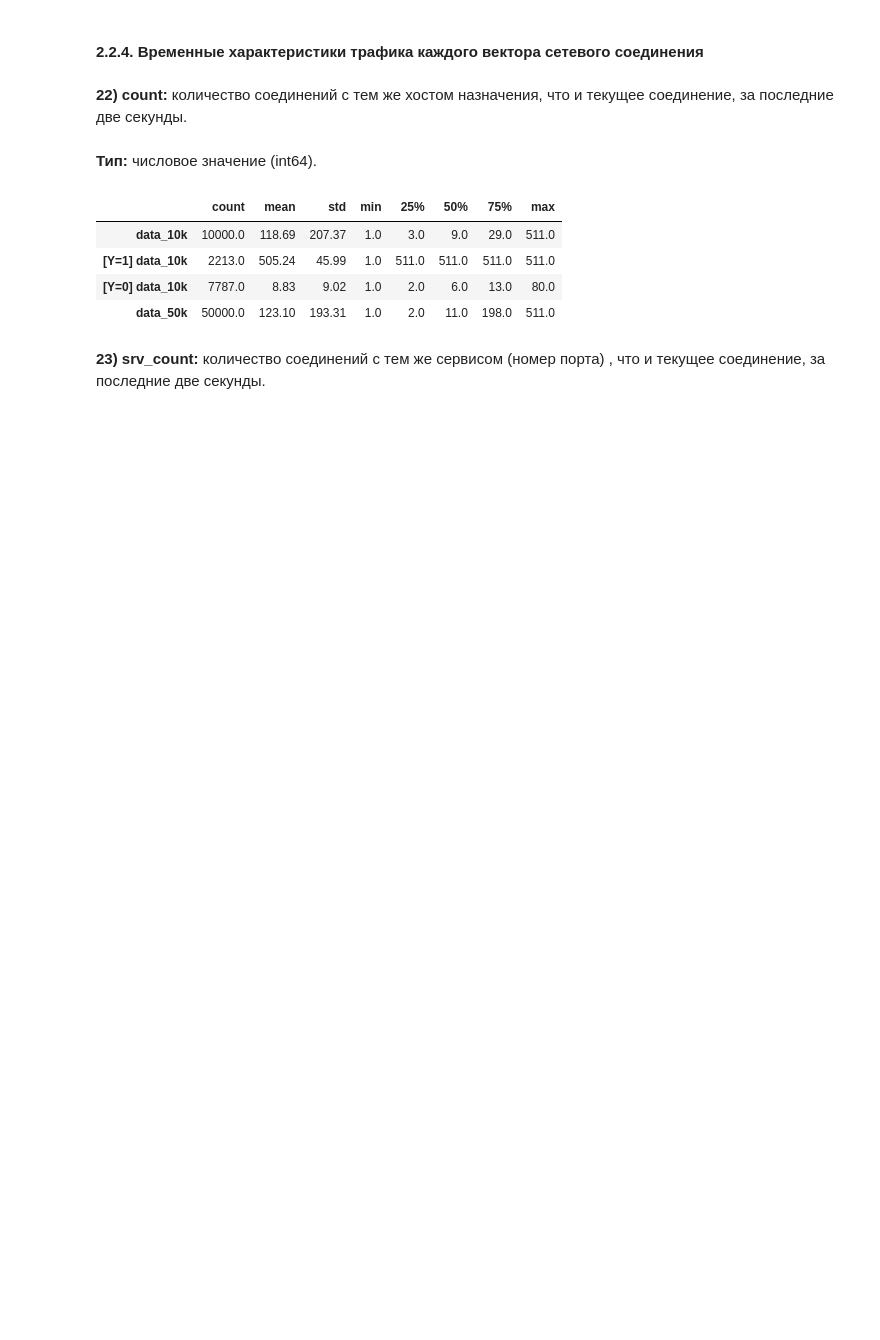
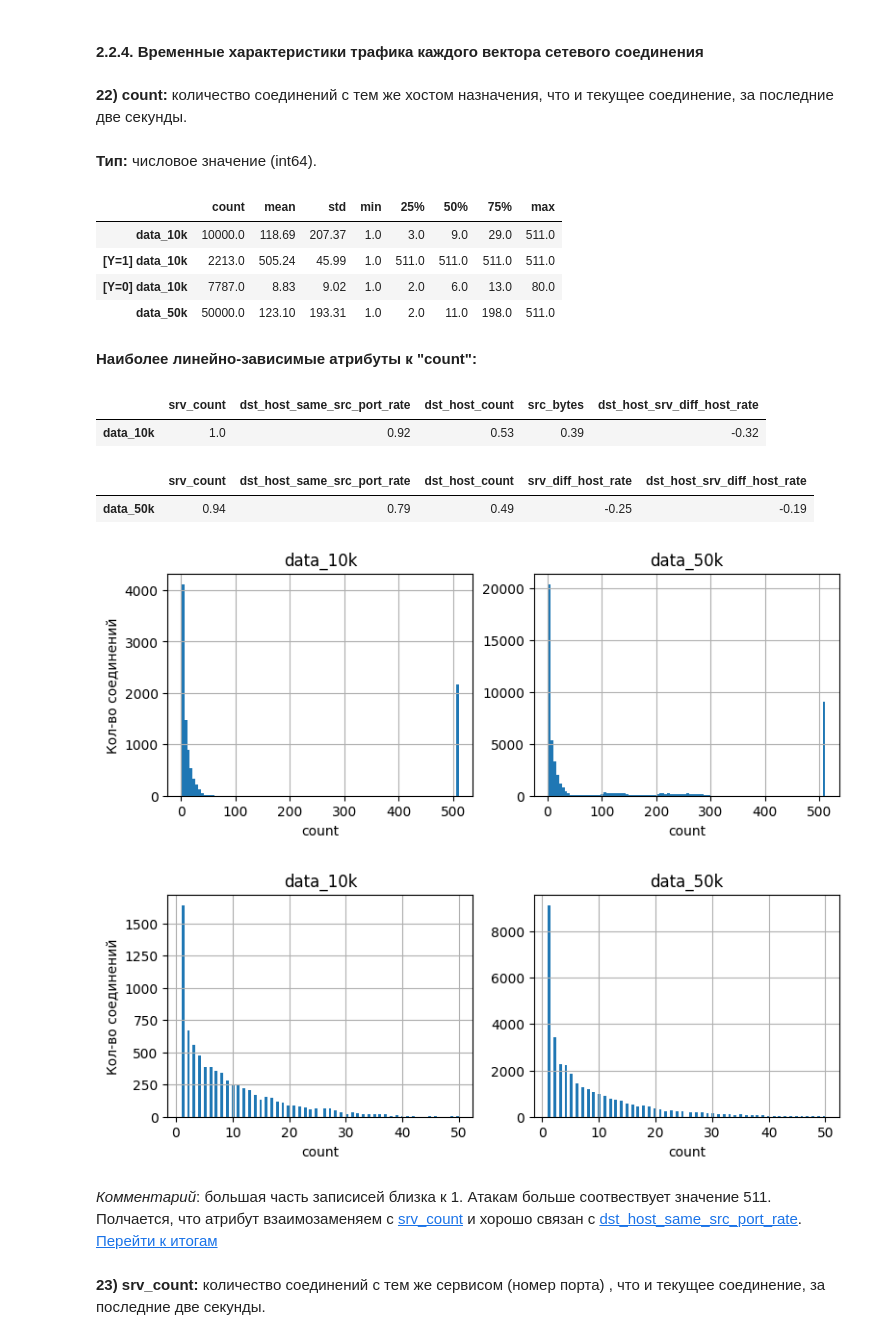
Before and after one commit to Demetrey/DMaP, a Jupyter notebook: CP/CP.ipynb, the cells around one changed output. Drawn from its saved outputs; the diff is of its cells as text; code cells hidden in the pictures; blank space fills up the shorter version.

Commit message:
Дополнено описание атрибутов

```diff
--- a/CP/CP.ipynb
+++ b/CP/CP.ipynb
@@ -569,14 +775,27 @@ show_info('is_guest_login')
 #### 2.2.4. Временные характеристики трафика каждого вектора сетевого соединения <a id="fg4"></a>
 # %% [markdown]
 **22) count:** <a id="f22"></a>количество соединений с тем же хостом назначения, что и текущее соединение, за последние две секунды.
-# %%
-show_info('count')
-# %% [output]
-**Тип:** числовое значение (int64).
-|  | count | mean | std | min | 25% | 50% | 75% | max |
-| data_10k | 10000.0 | 118.69 | 207.37 | 1.0 | 3.0 | 9.0 | 29.0 | 511.0 |
-| [Y=1] data_10k | 2213.0 | 505.24 | 45.99 | 1.0 | 511.0 | 511.0 | 511.0 | 511.0 |
-| [Y=0] data_10k | 7787.0 | 8.83 | 9.02 | 1.0 | 2.0 | 6.0 | 13.0 | 80.0 |
-| data_50k | 50000.0 | 123.10 | 193.31 | 1.0 | 2.0 | 11.0 | 198.0 | 511.0 |
+# %%
+show_info('count')
+show_hist('count')
+show_hist('count', d1_to=50, d5_to=50)
+show_linearly_related('count')
+# %% [output]
+**Тип:** числовое значение (int64).
+|  | count | mean | std | min | 25% | 50% | 75% | max |
+| data_10k | 10000.0 | 118.69 | 207.37 | 1.0 | 3.0 | 9.0 | 29.0 | 511.0 |
+| [Y=1] data_10k | 2213.0 | 505.24 | 45.99 | 1.0 | 511.0 | 511.0 | 511.0 | 511.0 |
+| [Y=0] data_10k | 7787.0 | 8.83 | 9.02 | 1.0 | 2.0 | 6.0 | 13.0 | 80.0 |
+| data_50k | 50000.0 | 123.10 | 193.31 | 1.0 | 2.0 | 11.0 | 198.0 | 511.0 |
+**Наиболее линейно-зависимые атрибуты к "count":**
+|  | srv_count | dst_host_same_src_port_rate | dst_host_count | src_bytes | dst_host_srv_diff_host_rate |
+| data_10k | 1.0 | 0.92 | 0.53 | 0.39 | -0.32 |
+|  | srv_count | dst_host_same_src_port_rate | dst_host_count | srv_diff_host_rate | dst_host_srv_diff_host_rate |
+| data_50k | 0.94 | 0.79 | 0.49 | -0.25 | -0.19 |
+[figure, added]
+[figure, added]
+# %% [markdown]
+*Комментарий*: большая часть записисей близка к 1. Атакам больше соотвествует значение 511. Полчается, что атрибут взаимозаменяем с   [srv_count](#f23) и хорошо связан с [dst_host_same_src_port_rate](#f35).
+[Перейти к итогам](#fg6)
 # %% [markdown]
 **23) srv_count:** <a id="f23"></a>количество соединений с тем же сервисом (номер порта) , что и текущее соединение, за последние две секунды.
```
Also changed, not shown: parts of 89 cells of this notebook.
